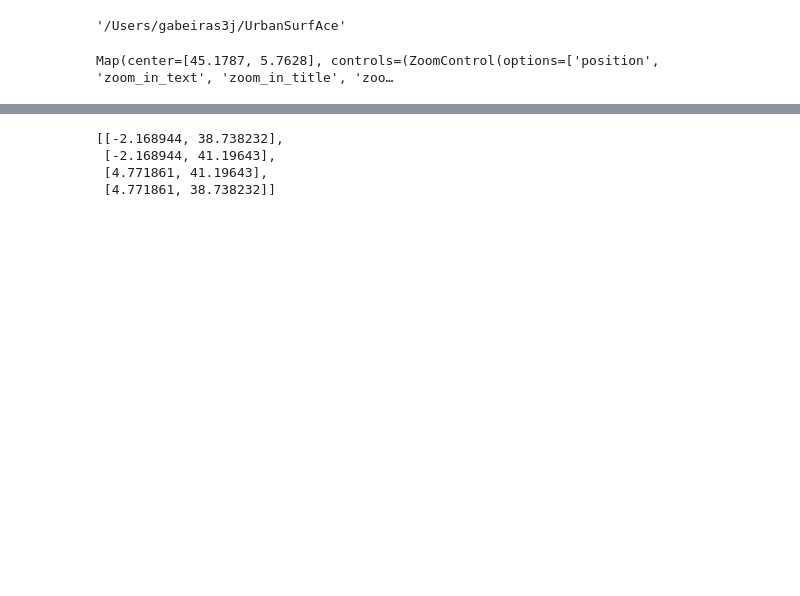
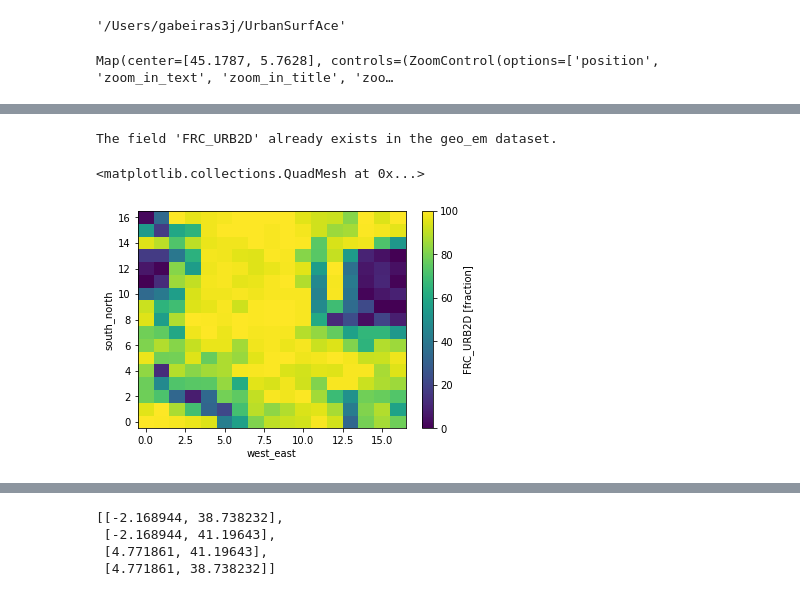
Before and after one commit to jacobogabeiraspenas/wrfup, a Jupyter notebook: Untitled6.ipynb, the cells around one changed output, grey strips where cells are left out. Saved outputs shown, nothing was run; the diff lists cells and outputs as text; code cells hidden in the pictures; blank space fills up the shorter version.

```diff
--- a/Untitled6.ipynb
+++ b/Untitled6.ipynb
@@ -25,0 +294,7 @@ NameError: name 'zipfile' is not defined
+# %%
+# Example usage
+input_tiff_path = "Urban_Fraction_Tiles/merged.tif"
+output_tiff_path = "Urban_Fraction_Tiles/cropped.tif"
+geo_em = imap.geo_em_file[-1]
+
+crop_tiff_to_geo_em_area(input_tiff_path, output_tiff_path, geo_em)
@@ -25,0 +444,42 @@ NameError: name 'zipfile' is not defined
+# %%
+# Assuming imap.geo_em_file[-1] is the geo_em Dataset
+geo_em = imap.geo_em_file[-1]
+geo_em = add_frc_urb2d_field_if_not_exists(geo_em)
+# Now geo_em contains the new FRC_URB2D field, initialized to zeros, if it did not exist already
+# Open the TIFF file beforehand
+with rasterio.open("Urban_Fraction_Tiles/cropped.tif") as src:
+    # Define your latitude and longitude corners of the geo_em
+    lats_c_geo_em = imap.geo_em_file[-1]['XLAT_C'][0]
+    lons_c_geo_em = imap.geo_em_file[-1]['XLONG_C'][0]
+
+    # Define the array in which we will store the urban fraction
+    lats_m_geo_em = imap.geo_em_file[-1]['XLAT_M'][0]
+    urban_fraction_geo_em = np.zeros(lats_m_geo_em.shape[0]*lats_m_geo_em.shape[1]).reshape(lats_m_geo_em.shape)
+
+    range_lat = lats_c_geo_em.shape[0]
+    range_lon = lats_c_geo_em.shape[1]
+
+    for i in tqdm(range(range_lat-1)):
+        for j in range(range_lon-1):
+            lat_min, lat_max = lats_c_geo_em[i,j], lats_c_geo_em[i+1,j+1]  # Example latitude bounds
+            lon_min, lon_max = lons_c_geo_em[i,j], lons_c_geo_em[i+1,j+1]
+            # Crop the open dataset
+            mosaic, transform = crop_opened_tiff_by_lat_lon_bounds_and_return_mosaic(src, lat_min, lat_max, lon_min, lon_max)
+            urban_fraction_geo_em[i,j] = np.mean(mosaic)
+
+    # Now `mosaic` is the numpy array of the cropped image, and `transform` is its geotransform
+    # Insert field in geo_em file
+    geo_em['FRC_URB2D'][0] = urban_fraction_geo_em
+    # Append the modified geo_em dataset to the list
+    self.geo_em_file.append(geo_em)
+    # Save the dataset to a file, adjust 'path_to_save' to your desired file path
+    path_to_save = "geo_em_modified_urban_fraction.nc"
+    geo_em.to_netcdf(path_to_save)
+    print(f"The new geo_em file has been saved as {path_to_save}")
+# %% [output]
+The field 'FRC_URB2D' already exists in the geo_em dataset.
+# %%
+geo_em['FRC_URB2D'].plot()
+# %% [output]
+<matplotlib.collections.QuadMesh at 0x...>
+[figure, added]
```
Also changed, not shown: parts of 70 cells of this notebook, 1 other file.
